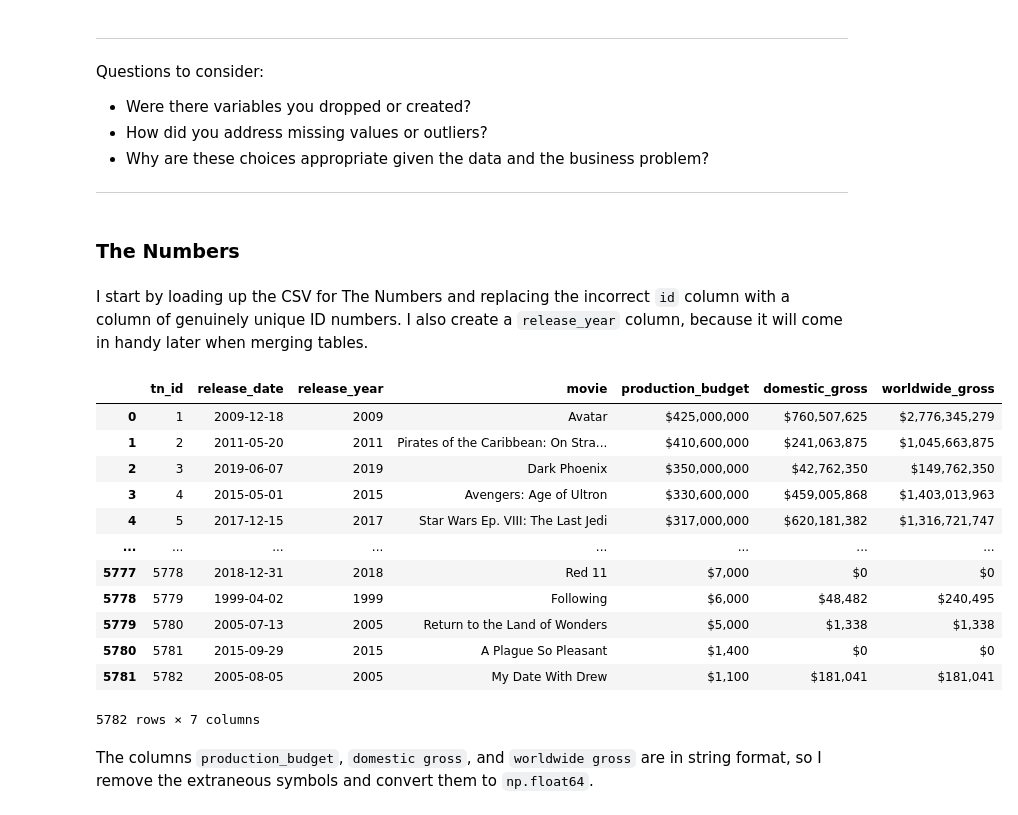
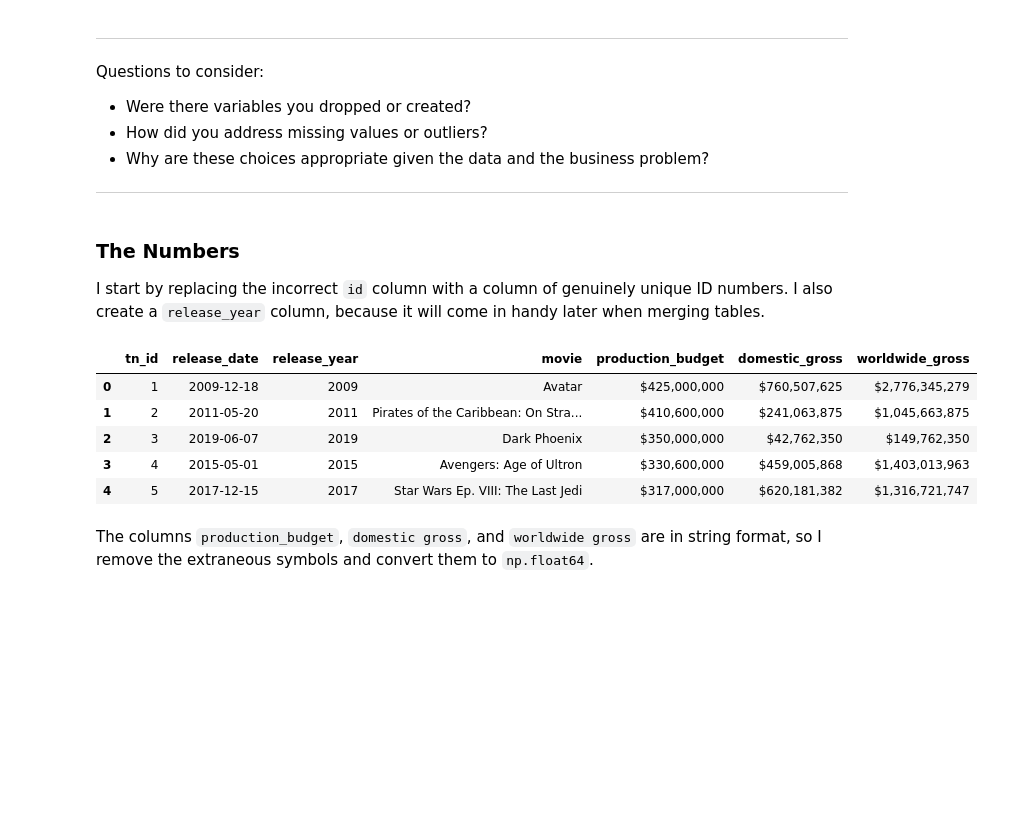
Before and after one commit to ndgigliotti/dsc-phase-1-project, a Jupyter notebook: genres.ipynb, the cells around one changed output. Cells and saved outputs as stored; diff of their text form; code cells hidden in the pictures; blank space fills up the shorter version.

```diff
--- a/genres.ipynb
+++ b/genres.ipynb
@@ -49,5 +110,3 @@ Questions to consider:
 * How did you address missing values or outliers?
 * Why are these choices appropriate given the data and the business problem?
 ***
-# %% [markdown]
-### The Numbers
@@ -70,27 +113,18 @@ pd.options.display.float_format = '{:,.2f}'.format
 # %% [markdown]
-I start by loading up the CSV for The Numbers and replacing the incorrect `id` column with a column of genuinely unique ID numbers. I also create a `release_year` column, because it will come in handy later when merging tables.
+### The Numbers
+I start by replacing the incorrect `id` column with a column of genuinely unique ID numbers. I also create a `release_year` column, because it will come in handy later when merging tables.
 # %%
-tn = pd.read_csv(os.path.join('zippedData', 'tn.movie_budgets.csv.gz'),
-                 parse_dates=['release_date'])
-
 del tn['id']
 tn.insert(0, 'tn_id', np.arange(tn.shape[0]) + 1)
 tn.insert(2, 'release_year', tn['release_date'].dt.year)
-tn
+tn.head()
 # %% [output]
 |  | tn_id | release_date | release_year | movie | production_budget | domestic_gross | worldwide_gross |
 | 0 | 1 | 2009-12-18 | 2009 | Avatar | $425,000,000 | $760,507,625 | $2,776,345,279 |
 | 1 | 2 | 2011-05-20 | 2011 | Pirates of the Caribbean: On Stra... | $410,600,000 | $241,063,875 | $1,045,663,875 |
 | 2 | 3 | 2019-06-07 | 2019 | Dark Phoenix | $350,000,000 | $42,762,350 | $149,762,350 |
 | 3 | 4 | 2015-05-01 | 2015 | Avengers: Age of Ultron | $330,600,000 | $459,005,868 | $1,403,013,963 |
 | 4 | 5 | 2017-12-15 | 2017 | Star Wars Ep. VIII: The Last Jedi | $317,000,000 | $620,181,382 | $1,316,721,747 |
-| ... | ... | ... | ... | ... | ... | ... | ... |
-| 5777 | 5778 | 2018-12-31 | 2018 | Red 11 | $7,000 | $0 | $0 |
-| 5778 | 5779 | 1999-04-02 | 1999 | Following | $6,000 | $48,482 | $240,495 |
-| 5779 | 5780 | 2005-07-13 | 2005 | Return to the Land of Wonders | $5,000 | $1,338 | $1,338 |
-| 5780 | 5781 | 2015-09-29 | 2015 | A Plague So Pleasant | $1,400 | $0 | $0 |
-| 5781 | 5782 | 2005-08-05 | 2005 | My Date With Drew | $1,100 | $181,041 | $181,041 |
-5782 rows × 7 columns
 # %% [markdown]
 The columns `production_budget`, `domestic gross`, and `worldwide gross` are in string format, so I remove the extraneous symbols and convert them to `np.float64`.
 # %%
```
Also changed, not shown: parts of 17 cells of this notebook, 2 other files.
